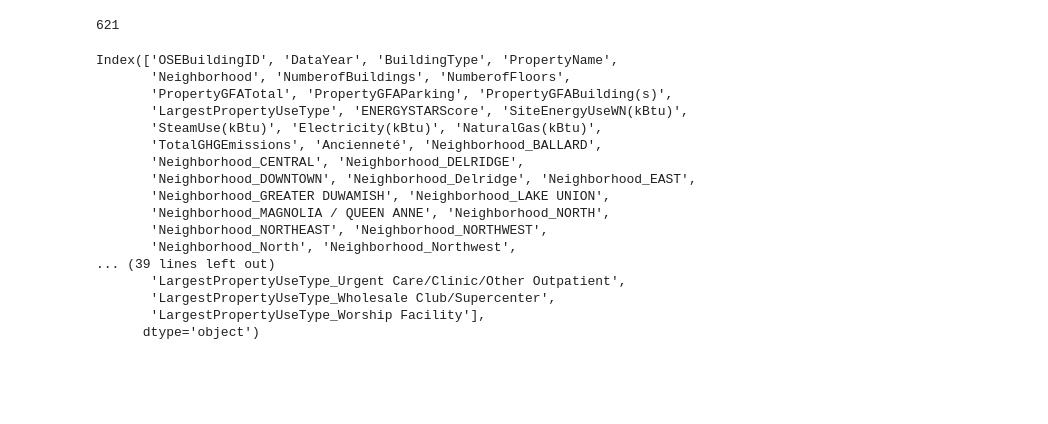
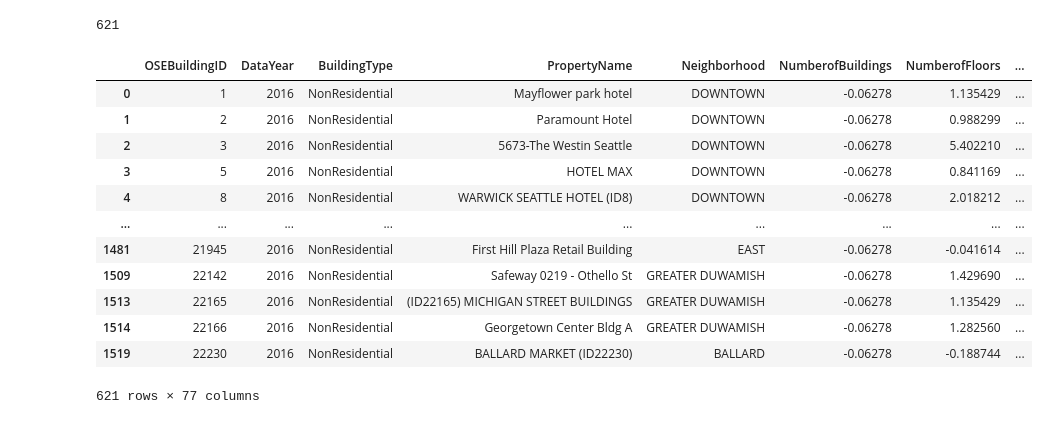
Before and after one commit to BinaryLost/machine_learning_projects, a Jupyter notebook: projet_3/nettoyage.ipynb, the cells around one changed output. Drawn from its saved outputs; the diff is of its cells as text; code cells hidden in the pictures; blank space fills up the shorter version.

```diff
--- a/projet_3/nettoyage.ipynb
+++ b/projet_3/nettoyage.ipynb
@@ -125,22 +125,18 @@ data.shape[0]
 # %% [output]
 621
 # %%
-data.columns
+data
 # %% [output]
+|  | OSEBuildingID | DataYear | BuildingType | PropertyName | Neighborhood | NumberofBuildings | NumberofFloors | ... |
+| 0 | 1 | 2016 | NonResidential | Mayflower park hotel | DOWNTOWN | -0.06278 | 1.135429 | ... |
+| 1 | 2 | 2016 | NonResidential | Paramount Hotel | DOWNTOWN | -0.06278 | 0.988299 | ... |
+| 2 | 3 | 2016 | NonResidential | 5673-The Westin Seattle | DOWNTOWN | -0.06278 | 5.402210 | ... |
+| 3 | 5 | 2016 | NonResidential | HOTEL MAX | DOWNTOWN | -0.06278 | 0.841169 | ... |
+| 4 | 8 | 2016 | NonResidential | WARWICK SEATTLE HOTEL (ID8) | DOWNTOWN | -0.06278 | 2.018212 | ... |
+| ... | ... | ... | ... | ... | ... | ... | ... | ... |
+| 1481 | 21945 | 2016 | NonResidential | First Hill Plaza Retail Building | EAST | -0.06278 | -0.041614 | ... |
+| 1509 | 22142 | 2016 | NonResidential | Safeway 0219 - Othello St | GREATER DUWAMISH | -0.06278 | 1.429690 | ... |
+| 1513 | 22165 | 2016 | NonResidential | (ID22165) MICHIGAN STREET BUILDINGS | GREATER DUWAMISH | -0.06278 | 1.135429 | ... |
+| 1514 | 22166 | 2016 | NonResidential | Georgetown Center Bldg A | GREATER DUWAMISH | -0.06278 | 1.282560 | ... |
+| 1519 | 22230 | 2016 | NonResidential | BALLARD MARKET (ID22230) | BALLARD | -0.06278 | -0.188744 | ... |
-Index(['OSEBuildingID', 'DataYear', 'BuildingType', 'PropertyName',
-       'Neighborhood', 'NumberofBuildings', 'NumberofFloors',
-       'PropertyGFATotal', 'PropertyGFAParking', 'PropertyGFABuilding(s)',
-       'LargestPropertyUseType', 'ENERGYSTARScore', 'SiteEnergyUseWN(kBtu)',
-       'SteamUse(kBtu)', 'Electricity(kBtu)', 'NaturalGas(kBtu)',
-       'TotalGHGEmissions', 'Ancienneté', 'Neighborhood_BALLARD',
-       'Neighborhood_CENTRAL', 'Neighborhood_DELRIDGE',
-       'Neighborhood_DOWNTOWN', 'Neighborhood_Delridge', 'Neighborhood_EAST',
-       'Neighborhood_GREATER DUWAMISH', 'Neighborhood_LAKE UNION',
-       'Neighborhood_MAGNOLIA / QUEEN ANNE', 'Neighborhood_NORTH',
-       'Neighborhood_NORTHEAST', 'Neighborhood_NORTHWEST',
-       'Neighborhood_North', 'Neighborhood_Northwest',
-... (39 lines left out)
-       'LargestPropertyUseType_Urgent Care/Clinic/Other Outpatient',
-       'LargestPropertyUseType_Wholesale Club/Supercenter',
-       'LargestPropertyUseType_Worship Facility'],
-      dtype='object')
+621 rows × 77 columns
```
Also changed, not shown: parts of 1 cell of this notebook, 3 other files.
